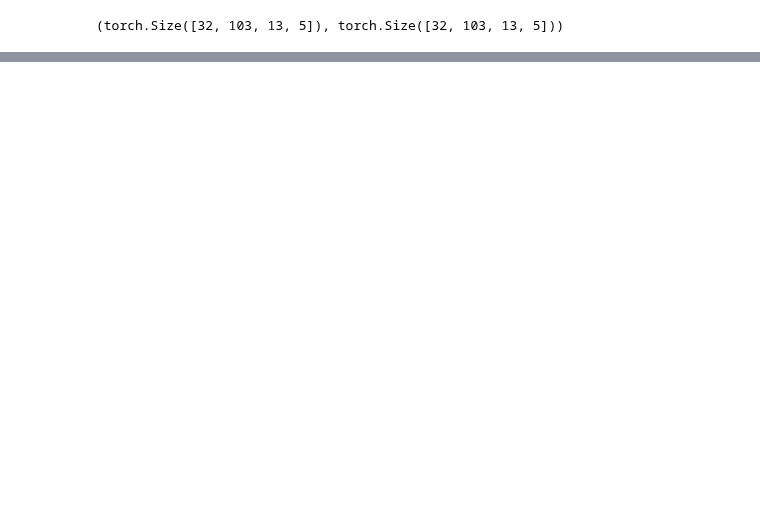
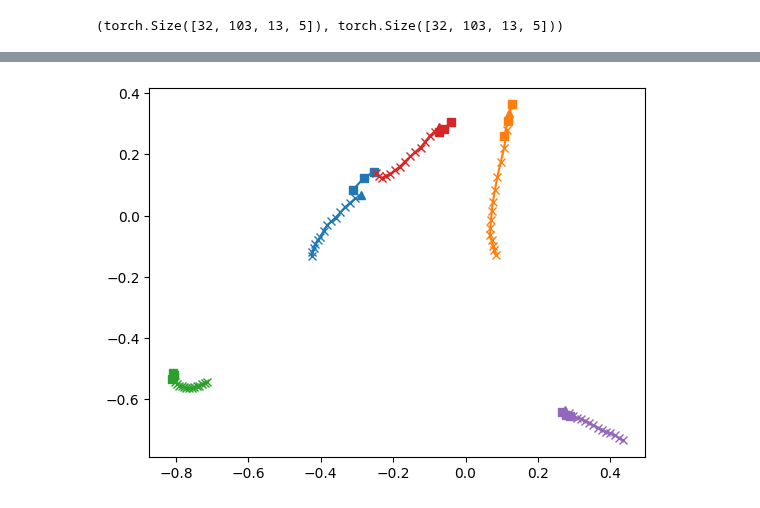
Before and after one commit to ejbrun/koopman_learning_tropical_cyclone, a Jupyter notebook: examples/koopman_seq2seq_kernel.ipynb, the cells around one changed output, grey strips where cells are left out. Cells and saved outputs as stored; diff of their text form; code cells hidden in the pictures; blank space fills up the shorter version.

```diff
--- a/examples/koopman_seq2seq_kernel.ipynb
+++ b/examples/koopman_seq2seq_kernel.ipynb
@@ -286,0 +243,3 @@ tensor_context_inps.shape, tensor_context_tgts.shape
+# %%
+rbf = RBFKernel(length_scale=1E-1)
+flag_params["koopman_kernel_num_centers"] = 1000
@@ -379,0 +514,21 @@ range(0, 103)
+# %%
+prediction_steps = 3
+
+fig, ax = plt.subplots()
+for i, idx in enumerate(np.random.randint(0, len(train_set), 5)):
+
+    plot_TCTrackDataset_item_2D_with_prediction_koopman_seq2seq(
+        train_set,
+        idx,
+        prediction_steps=prediction_steps,
+        model=koopkernelmodel,
+        ax=ax,
+        color=f"C{i}"
+    )
+
+# ax.set_xlim(-1, 1)
+# ax.set_ylim(-1, 1)
+# ax.set_xlim(-6,-5)
+# ax.set_ylim(-9.25,-9)
+# %% [output]
+[figure, added]
```
Also changed, not shown: parts of 26 cells of this notebook, 1 other file.
